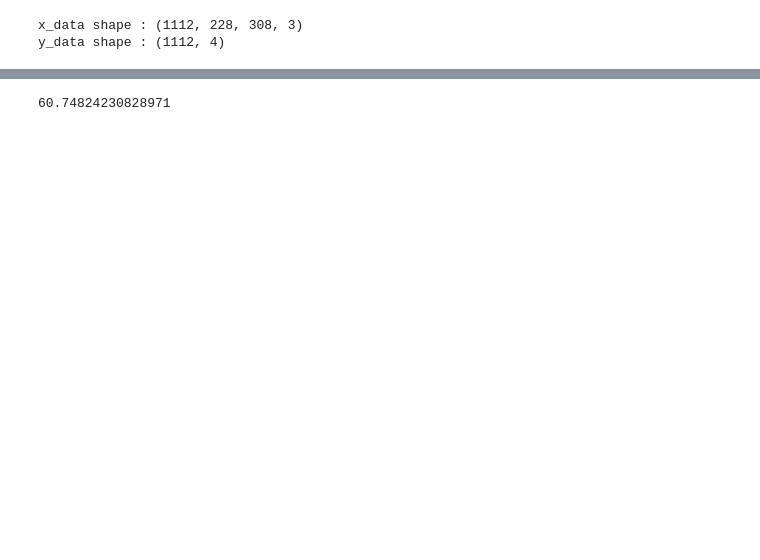
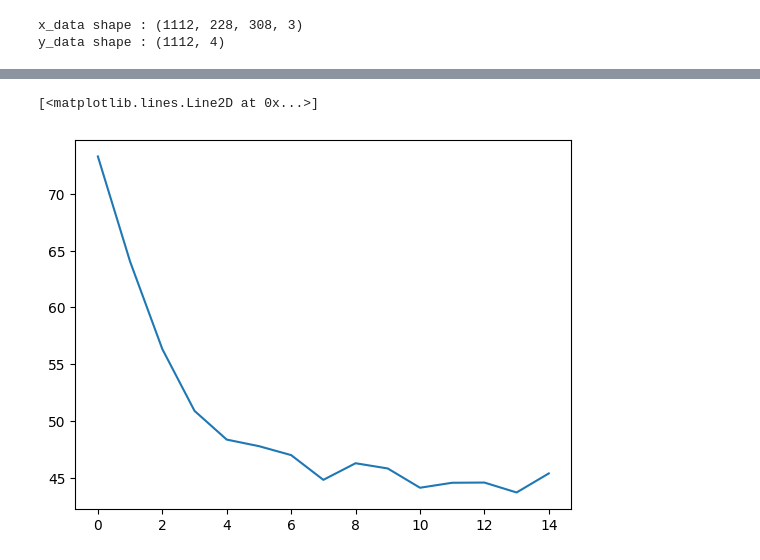
Before and after one commit to JalilBNH/M2TSI, a Jupyter notebook: tp4/dev.ipynb, the cells around one changed output, grey strips where cells are left out. Cells and saved outputs as stored; diff of their text form; code cells hidden in the pictures; blank space fills up the shorter version.

```diff
--- a/tp4/dev.ipynb
+++ b/tp4/dev.ipynb
@@ -176,4 +184,5 @@ plt.legend()
-# %%
-math.degrees(math.atan(1.7855))
-# %% [output]
-60.74824230828971
+# %%
+plt.plot(np.degrees(np.arctan(history['regression_mean_absolute_error'])), label='mean absolute error in degree')
+# %% [output]
+[<matplotlib.lines.Line2D at 0x...>]
+[figure, added]
```
Also changed, not shown: parts of 13 cells of this notebook, 1 other file.
